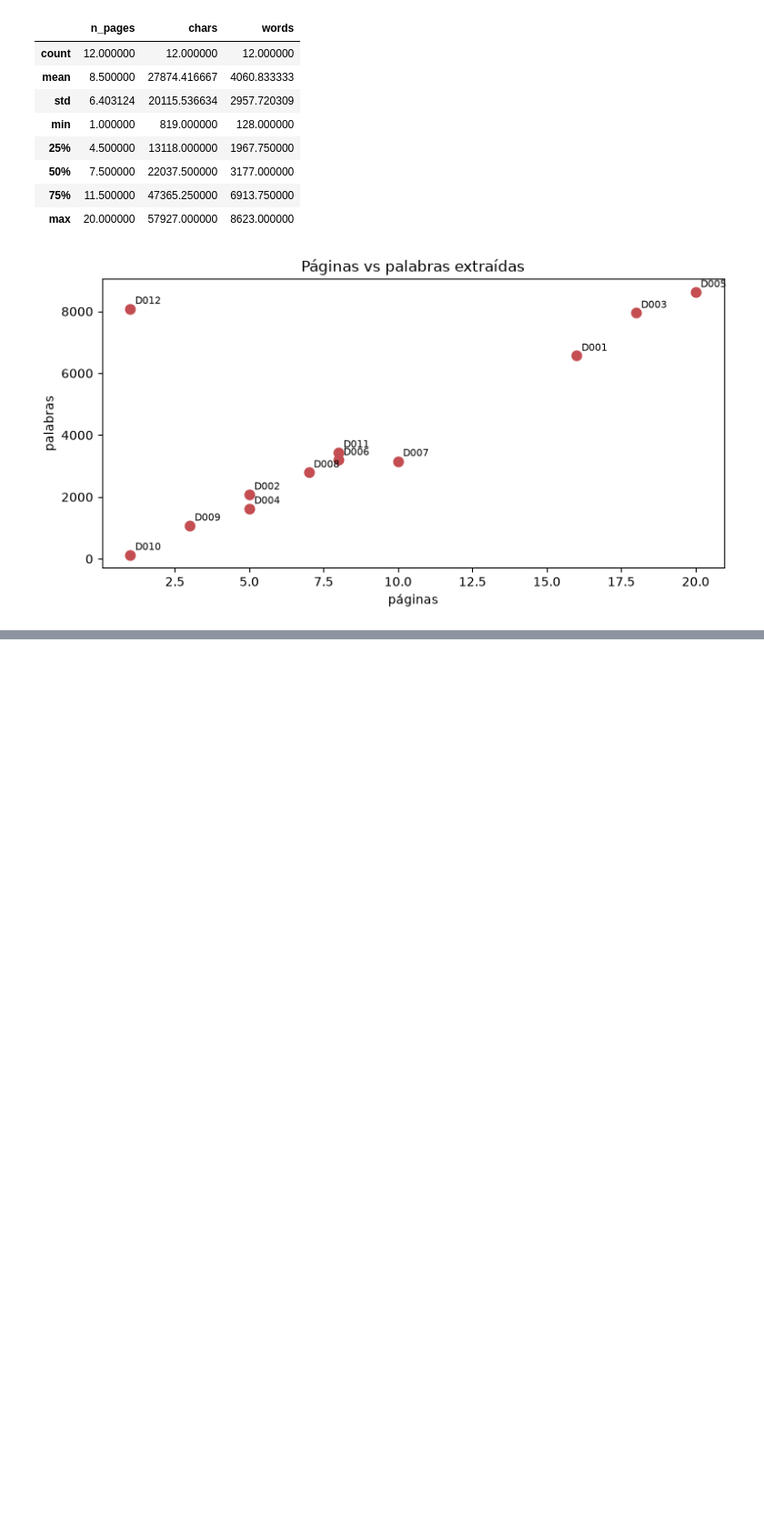
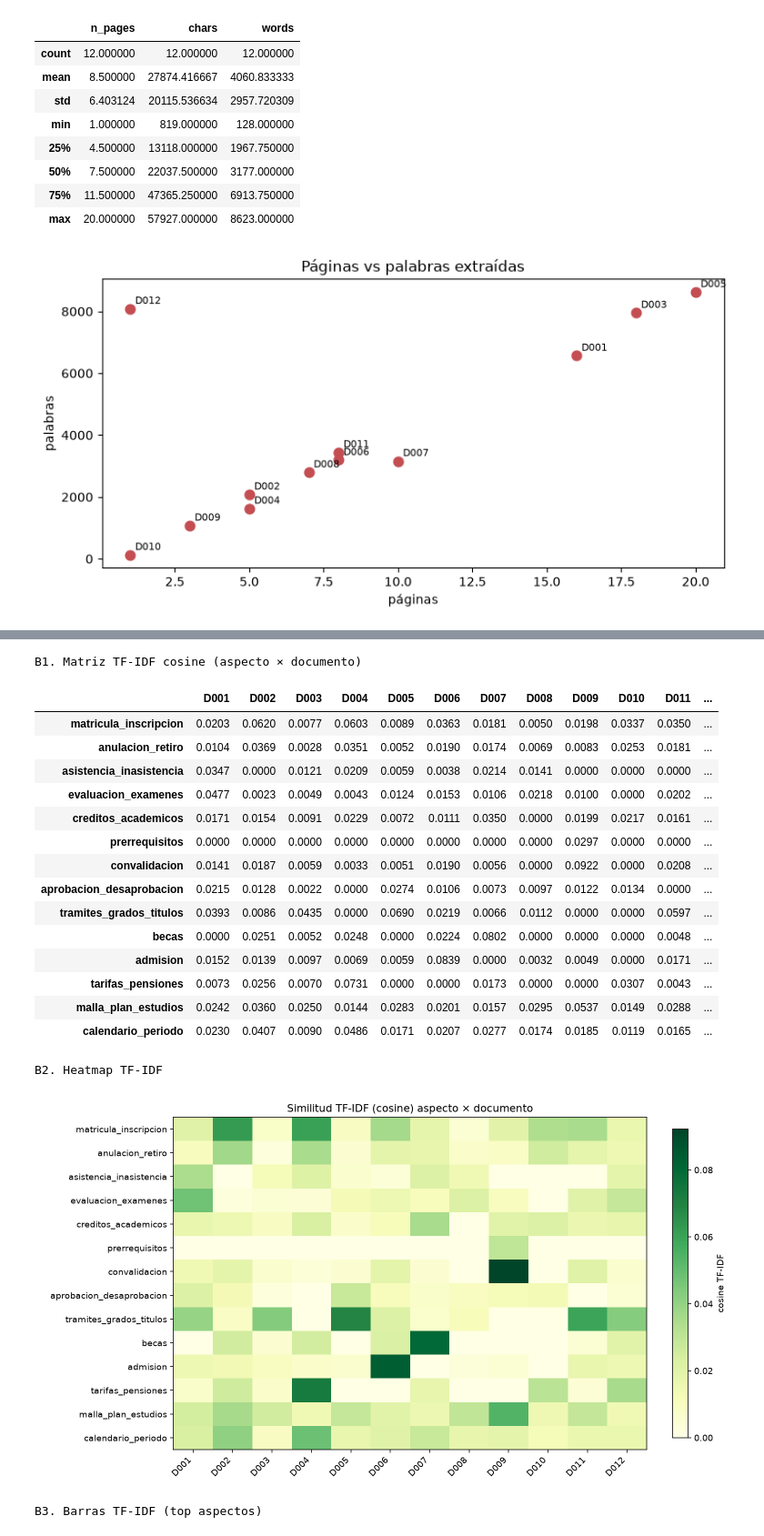
Before and after one commit to sanchezclases996/investigacion_tesis2, a Jupyter notebook: semana4/notebooks/02_eda_corpus.ipynb, the cells around one changed output, grey strips where cells are left out. Shown at 91% size. Saved outputs shown, nothing was run; the diff lists cells and outputs as text; code cells hidden in the pictures; blank space fills up the shorter version.

```diff
--- a/semana4/notebooks/02_eda_corpus.ipynb
+++ b/semana4/notebooks/02_eda_corpus.ipynb
@@ -250,0 +209,37 @@ El EDA del corpus separa dos problemas: (1) extracción de texto, casi resuelta
+# %%
+print("B1. Matriz TF-IDF cosine (aspecto × documento)")
+display(bundle["tfidf"])
+
+print("B2. Heatmap TF-IDF")
+p_heat = FIG_DIR / "eda_cobertura_tfidf.png"
+if p_heat.exists():
+    idisplay(Image(filename=str(p_heat)))
+else:
+    print("no encontrado:", p_heat)
+
+print("B3. Barras TF-IDF (top aspectos)")
+p_bars = FIG_DIR / "eda_cobertura_tfidf_barras.png"
+if p_bars.exists():
+    idisplay(Image(filename=str(p_bars)))
+else:
+    print("no encontrado:", p_bars)
+# %% [output]
+B1. Matriz TF-IDF cosine (aspecto × documento)
+|  | D001 | D002 | D003 | D004 | D005 | D006 | D007 | D008 | D009 | D010 | D011 | ... |
+| matricula_inscripcion | 0.0203 | 0.0620 | 0.0077 | 0.0603 | 0.0089 | 0.0363 | 0.0181 | 0.0050 | 0.0198 | 0.0337 | 0.0350 | ... |
+| anulacion_retiro | 0.0104 | 0.0369 | 0.0028 | 0.0351 | 0.0052 | 0.0190 | 0.0174 | 0.0069 | 0.0083 | 0.0253 | 0.0181 | ... |
+| asistencia_inasistencia | 0.0347 | 0.0000 | 0.0121 | 0.0209 | 0.0059 | 0.0038 | 0.0214 | 0.0141 | 0.0000 | 0.0000 | 0.0000 | ... |
+| evaluacion_examenes | 0.0477 | 0.0023 | 0.0049 | 0.0043 | 0.0124 | 0.0153 | 0.0106 | 0.0218 | 0.0100 | 0.0000 | 0.0202 | ... |
+| creditos_academicos | 0.0171 | 0.0154 | 0.0091 | 0.0229 | 0.0072 | 0.0111 | 0.0350 | 0.0000 | 0.0199 | 0.0217 | 0.0161 | ... |
+| prerrequisitos | 0.0000 | 0.0000 | 0.0000 | 0.0000 | 0.0000 | 0.0000 | 0.0000 | 0.0000 | 0.0297 | 0.0000 | 0.0000 | ... |
+| convalidacion | 0.0141 | 0.0187 | 0.0059 | 0.0033 | 0.0051 | 0.0190 | 0.0056 | 0.0000 | 0.0922 | 0.0000 | 0.0208 | ... |
+| aprobacion_desaprobacion | 0.0215 | 0.0128 | 0.0022 | 0.0000 | 0.0274 | 0.0106 | 0.0073 | 0.0097 | 0.0122 | 0.0134 | 0.0000 | ... |
+| tramites_grados_titulos | 0.0393 | 0.0086 | 0.0435 | 0.0000 | 0.0690 | 0.0219 | 0.0066 | 0.0112 | 0.0000 | 0.0000 | 0.0597 | ... |
+| becas | 0.0000 | 0.0251 | 0.0052 | 0.0248 | 0.0000 | 0.0224 | 0.0802 | 0.0000 | 0.0000 | 0.0000 | 0.0048 | ... |
+| admision | 0.0152 | 0.0139 | 0.0097 | 0.0069 | 0.0059 | 0.0839 | 0.0000 | 0.0032 | 0.0049 | 0.0000 | 0.0171 | ... |
+| tarifas_pensiones | 0.0073 | 0.0256 | 0.0070 | 0.0731 | 0.0000 | 0.0000 | 0.0173 | 0.0000 | 0.0000 | 0.0307 | 0.0043 | ... |
+| malla_plan_estudios | 0.0242 | 0.0360 | 0.0250 | 0.0144 | 0.0283 | 0.0201 | 0.0157 | 0.0295 | 0.0537 | 0.0149 | 0.0288 | ... |
+| calendario_periodo | 0.0230 | 0.0407 | 0.0090 | 0.0486 | 0.0171 | 0.0207 | 0.0277 | 0.0174 | 0.0185 | 0.0119 | 0.0165 | ... |
+B2. Heatmap TF-IDF
+[figure, added]
+B3. Barras TF-IDF (top aspectos)
```
Also changed, not shown: parts of 17 cells of this notebook, 21 other files.
